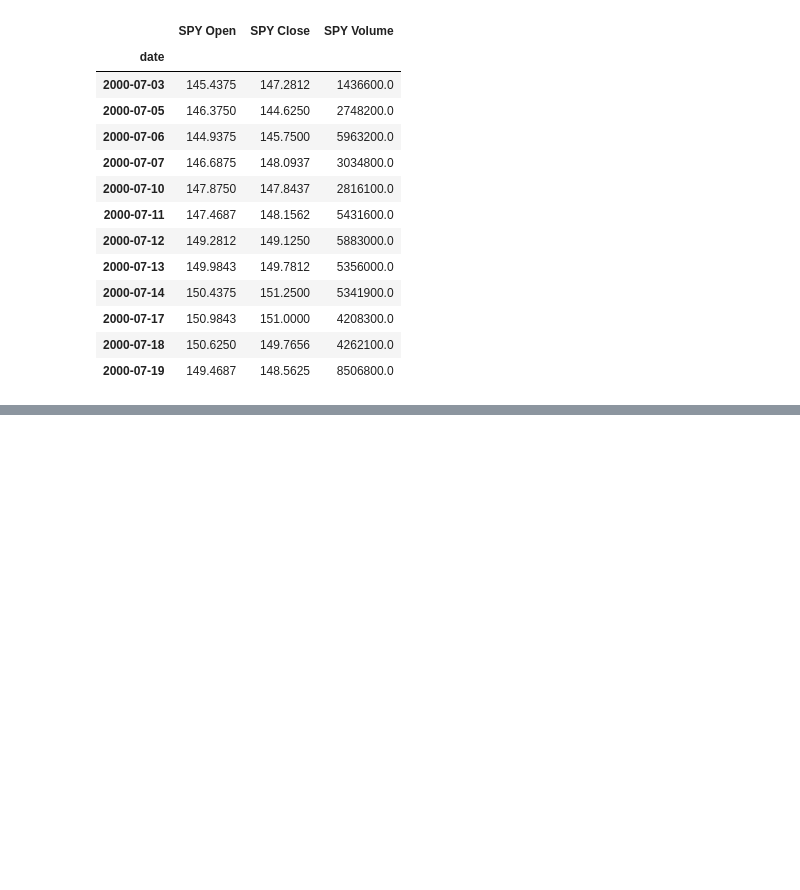
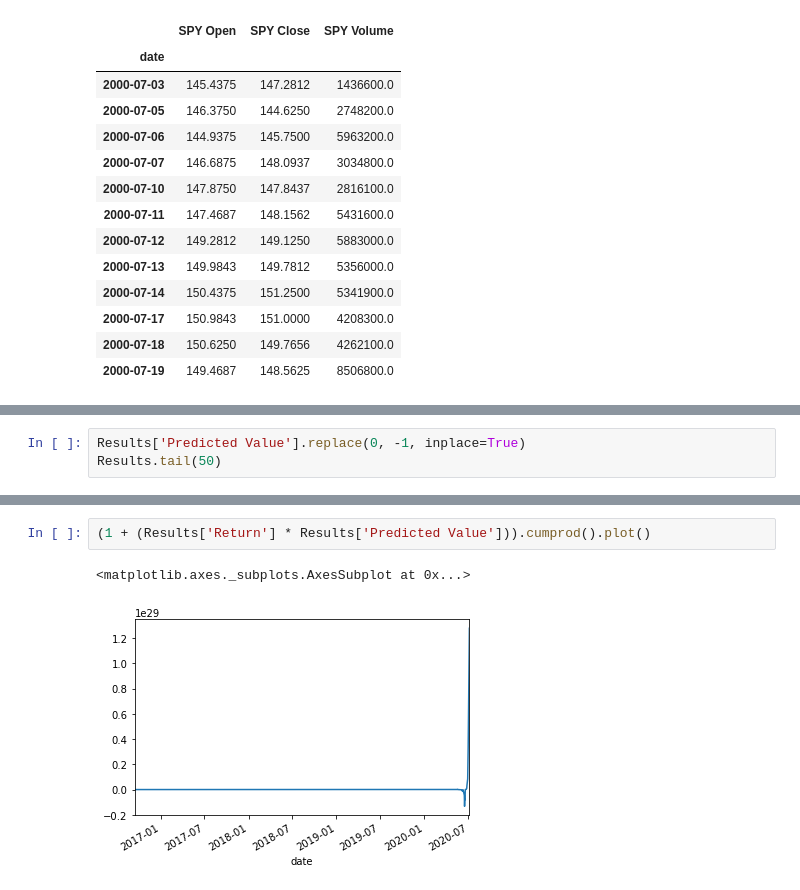
Before and after one commit to Akstiner96/Project_2_dream_team, a Jupyter notebook: ml_model.ipynb, the cells around one changed output, grey strips where cells are left out. Cells and saved outputs as stored; diff of their text form; blank space fills up the shorter version.

```diff
--- a/ml_model.ipynb
+++ b/ml_model.ipynb
@@ -22,0 +251,3 @@ cleaned.head(12)
+# %%
+Results['Predicted Value'].replace(0, -1, inplace=True)
+Results.tail(50)
@@ -22,0 +273,5 @@ cleaned.head(12)
+# %%
+(1 + (Results['Return'] * Results['Predicted Value'])).cumprod().plot()
+# %% [output]
+<matplotlib.axes._subplots.AxesSubplot at 0x...>
+[figure, added]
```
Also changed, not shown: parts of 17 cells of this notebook, 1 other file.
